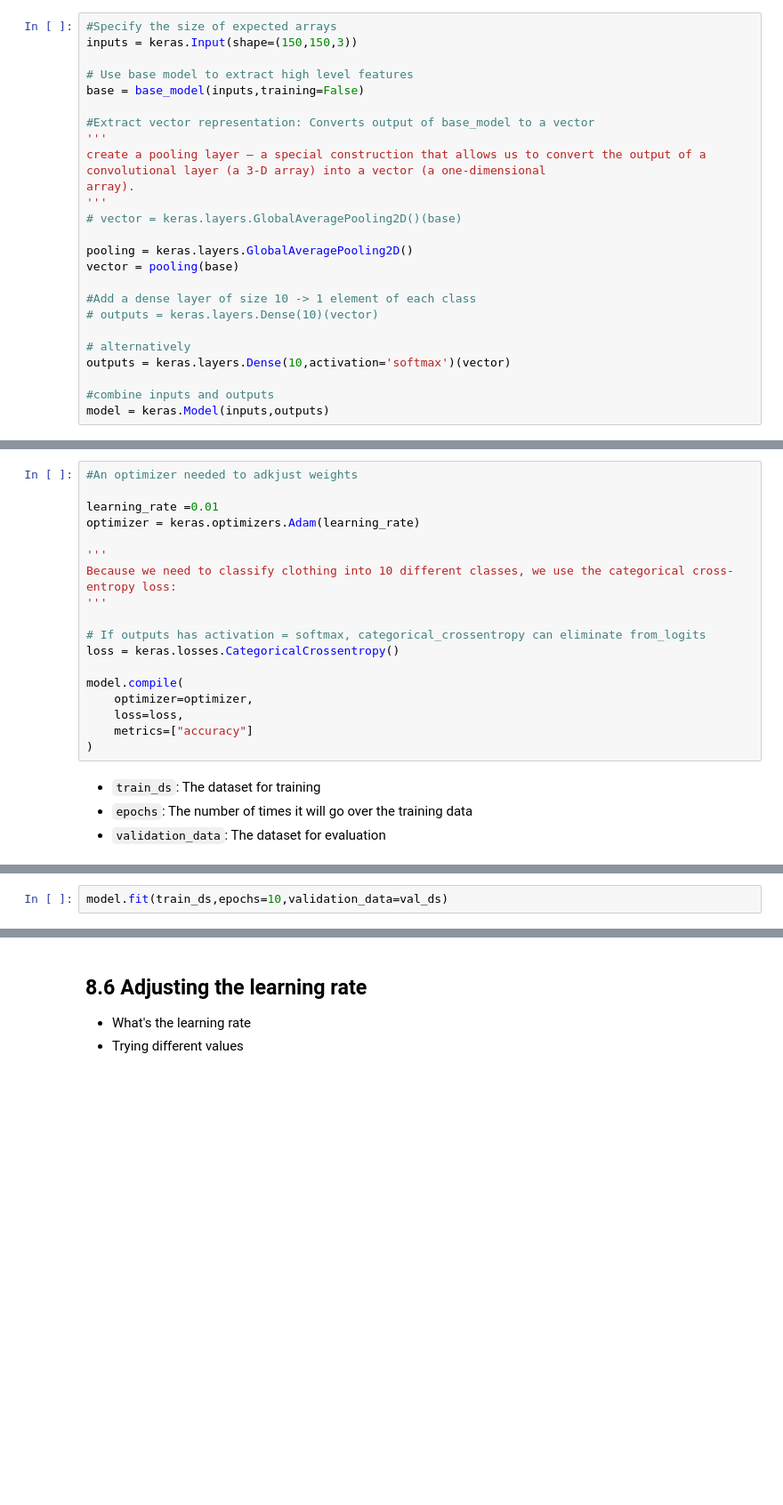
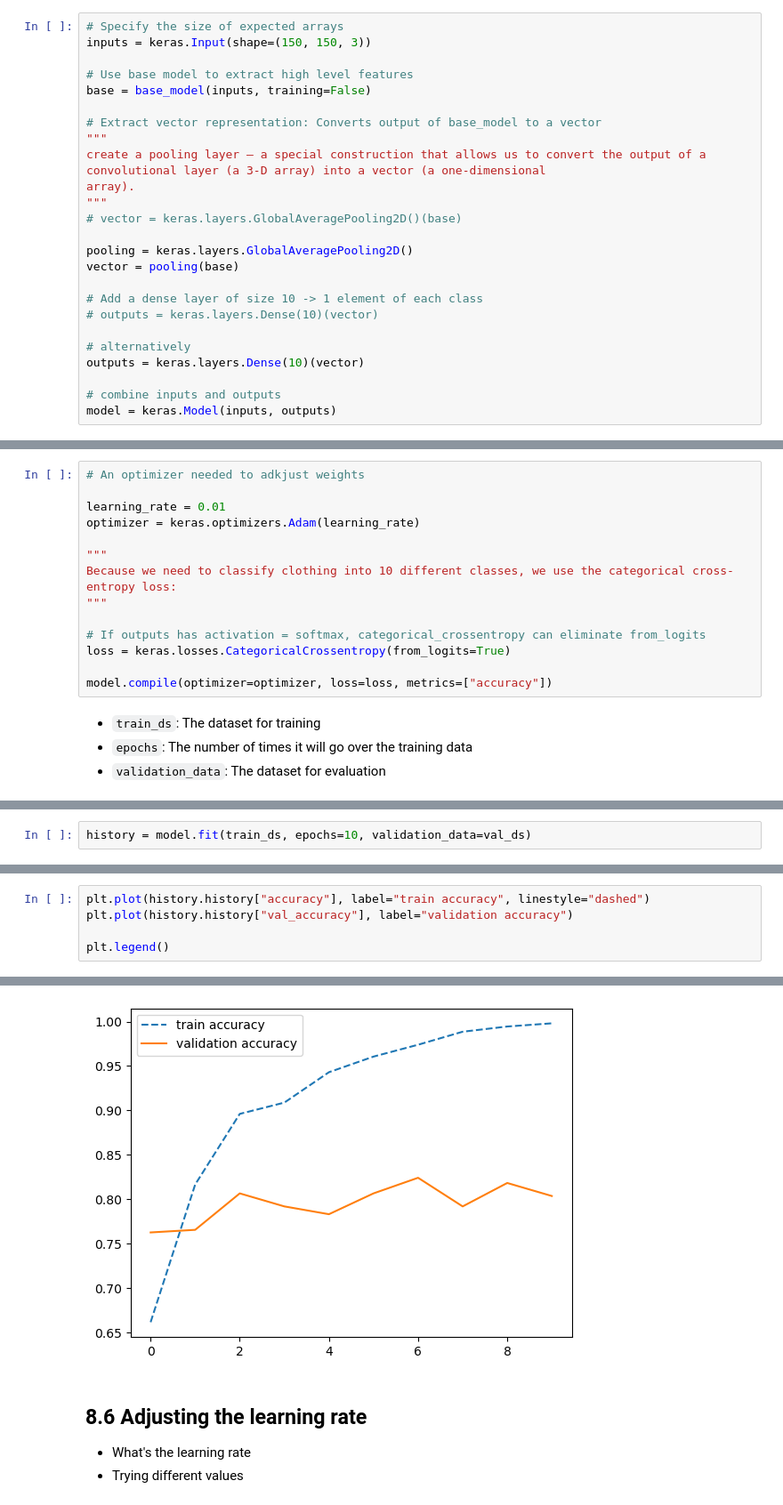
Before and after one commit to okellodaniel/ML_Scholar, a Jupyter notebook: 08-neural-networks/notebook.ipynb, the cells around one changed output, grey strips where cells are left out. Shown: that part at 89% size. Drawn from its saved outputs; the diff is of its cells as text; blank space fills up the shorter version.

```diff
--- a/08-neural-networks/notebook.ipynb
+++ b/08-neural-networks/notebook.ipynb
@@ -189,30 +220,30 @@ Even though base_model is already a model, we use it as a function and give it t
 
 The result is base, which is a functional component (like base_model) that we can combine with other components. We use it as the input to the next layer
 # %%
-#Specify the size of expected arrays
-inputs = keras.Input(shape=(150,150,3))
+# Specify the size of expected arrays
+inputs = keras.Input(shape=(150, 150, 3))
 
 # Use base model to extract high level features
-base = base_model(inputs,training=False)
+base = base_model(inputs, training=False)
 
-#Extract vector representation: Converts output of base_model to a vector
-'''
+# Extract vector representation: Converts output of base_model to a vector
+"""
 create a pooling layer — a special construction that allows us to convert the output of a convolutional layer (a 3-D array) into a vector (a one-dimensional
 array).
-'''
+"""
 # vector = keras.layers.GlobalAveragePooling2D()(base)
 
 pooling = keras.layers.GlobalAveragePooling2D()
 vector = pooling(base)
 
-#Add a dense layer of size 10 -> 1 element of each class
+# Add a dense layer of size 10 -> 1 element of each class
 # outputs = keras.layers.Dense(10)(vector)
 
 # alternatively
-outputs = keras.layers.Dense(10,activation='softmax')(vector)
+outputs = keras.layers.Dense(10)(vector)
 
-#combine inputs and outputs
-model = keras.Model(inputs,outputs)
+# combine inputs and outputs
+model = keras.Model(inputs, outputs)
 # %% [markdown]
 ![image.png](attachment:9e6a1c7c-e8ed-419d-9686-766e20b63b3e.png)
 
@@ -226,23 +257,19 @@ The keras.losses package offers many different losses. Here’s a list of the mo
 - **CategoricalCrossentropy**: For training a classification model with multiple classes
 - **MeanSquaredError**: For training a regression model
 # %%
-#An optimizer needed to adkjust weights
+# An optimizer needed to adkjust weights
 
-learning_rate =0.01
+learning_rate = 0.01
 optimizer = keras.optimizers.Adam(learning_rate)
 
-'''
+"""
 Because we need to classify clothing into 10 different classes, we use the categorical cross-entropy loss:
-'''
+"""
 
 # If outputs has activation = softmax, categorical_crossentropy can eliminate from_logits
-loss = keras.losses.CategoricalCrossentropy()
+loss = keras.losses.CategoricalCrossentropy(from_logits=True)
 
-model.compile(
-    optimizer=optimizer,
-    loss=loss,
-    metrics=["accuracy"]
-)
+model.compile(optimizer=optimizer, loss=loss, metrics=["accuracy"])
 # %% [markdown]
 - `train_ds`: The dataset for training
 - `epochs`: The number of times it will go over the training data
@@ -270,4 +297,4 @@ Thu Dec  5 20:35:10 2024
 # %%
-model.fit(train_ds,epochs=10,validation_data=val_ds)
+history = model.fit(train_ds, epochs=10, validation_data=val_ds)
 # %% [output]
 Epoch 1/10
@@ -293,0 +340,6 @@ Epoch 10/10
+# %%
+plt.plot(history.history["accuracy"], label="train accuracy", linestyle="dashed")
+plt.plot(history.history["val_accuracy"], label="validation accuracy")
+
+plt.legend()
+# %% [output]
@@ -294,3 +347,4 @@ Epoch 10/10
+[figure, added]
 # %% [markdown]
 ## 8.6 Adjusting the learning rate
 
```
Also changed, not shown: parts of 60 cells of this notebook, 2 other files.
